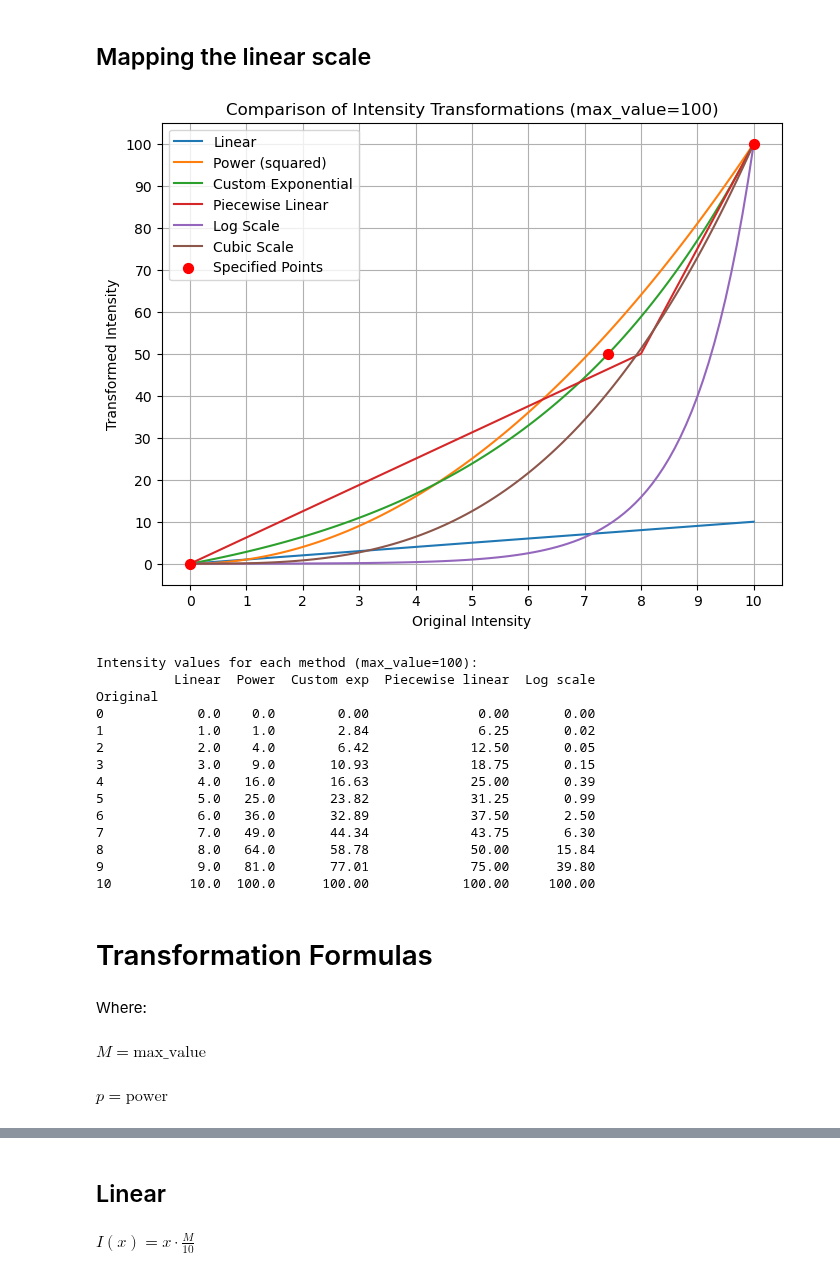
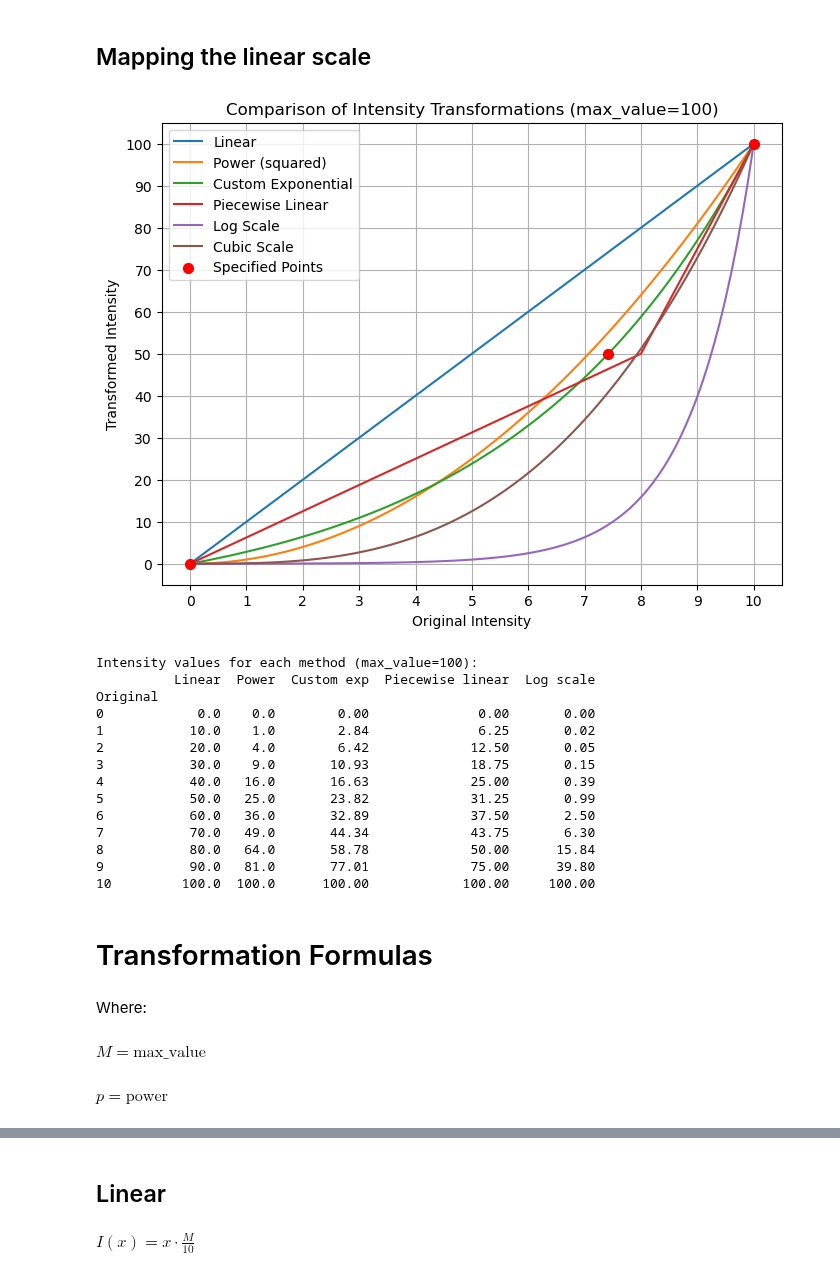
Before and after one commit to aph-research/cluster-headaches, a Jupyter notebook: Cluster headache full model.ipynb, the cells around one changed output, grey strips where cells are left out. Cells and saved outputs as stored; diff of their text form; code cells hidden in the pictures.

Commit message:
Readjusted max_value for linear function

```diff
--- a/Cluster headache full model.ipynb
+++ b/Cluster headache full model.ipynb
@@ -907,7 +907,8 @@ def transform_intensity(intensities, method='linear', power=2, max_value=100):
         raise ValueError("max_value must be positive")
 
     if method == 'linear':
-        max_value = 10
+
+        #max_value = 10
         return intensities * (max_value / 10)
 
     elif method == 'power':
@@ -1006,52 +1007,52 @@ def display_formulas():
         'Linear': r'I(x) = x \cdot \frac{M}{10}',
         'Power': r'I(x) = \left(\frac{x}{10}\right)^p \cdot M',
         'Custom Exponential': r'I(x) = A \cdot e^{Bx} + C \quad \text{(parameters fitted)}',
         'Piecewise Linear': r'I(x) = \begin{cases} \frac{M}{16}x & \text{if } x \leq 8 \\ \frac{M}{4} + \frac{M}{8}(x-8) & \text{if } x > 8 \end{cases}',
         'Log Scale': r'I(x) = \left(10^{\frac{x}{2.5}} - 1\right) \cdot \frac{M}{10^4 - 1}',
         'Cubic Scale': r'I(x) = \left(\frac{x}{10}\right)^3 \cdot M'
     }
 
     display(Markdown("# Transformation Formulas"))
     display(Markdown("Where:"))
-    display(Math(r"M = \text{max_value}"))
+    display(Math(r"M = \text{max\_value}"))
     display(Math(r"p = \text{power}"))
     display(Markdown(""))
 
     for method, formula in formulas.items():
         display(Markdown(f"## {method}"))
         display(Math(formula))
 
 max_value = 100
 
 # Plot the intensity transformations
 plot_intensity_transformations(max_value=max_value)
 
 # Table with values from 0–10 for each method
 table = create_intensity_table(max_value=max_value)
 print(f"Intensity values for each method (max_value={max_value}):")
 print(table)
 
 # Formulas for each of the methods
 display_formulas()
 # %% [output]
-[figure, old version]
+[figure, new version]
 Intensity values for each method (max_value=100):
           Linear  Power  Custom exp  Piecewise linear  Log scale
 Original
 0            0.0    0.0        0.00              0.00       0.00
-1            1.0    1.0        2.84              6.25       0.02
-2            2.0    4.0        6.42             12.50       0.05
-3            3.0    9.0       10.93             18.75       0.15
-4            4.0   16.0       16.63             25.00       0.39
-5            5.0   25.0       23.82             31.25       0.99
-6            6.0   36.0       32.89             37.50       2.50
-7            7.0   49.0       44.34             43.75       6.30
-8            8.0   64.0       58.78             50.00      15.84
-9            9.0   81.0       77.01             75.00      39.80
-10          10.0  100.0      100.00            100.00     100.00
+1           10.0    1.0        2.84              6.25       0.02
+2           20.0    4.0        6.42             12.50       0.05
+3           30.0    9.0       10.93             18.75       0.15
+4           40.0   16.0       16.63             25.00       0.39
+5           50.0   25.0       23.82             31.25       0.99
+6           60.0   36.0       32.89             37.50       2.50
+7           70.0   49.0       44.34             43.75       6.30
+8           80.0   64.0       58.78             50.00      15.84
+9           90.0   81.0       77.01             75.00      39.80
+10         100.0  100.0      100.00            100.00     100.00
 # Transformation Formulas
 Where:
-$\displaystyle M = \text{max_value}$
+$\displaystyle M = \text{max\_value}$
 $\displaystyle p = \text{power}$
 [interactive output not drawn]
 ## Linear
```
